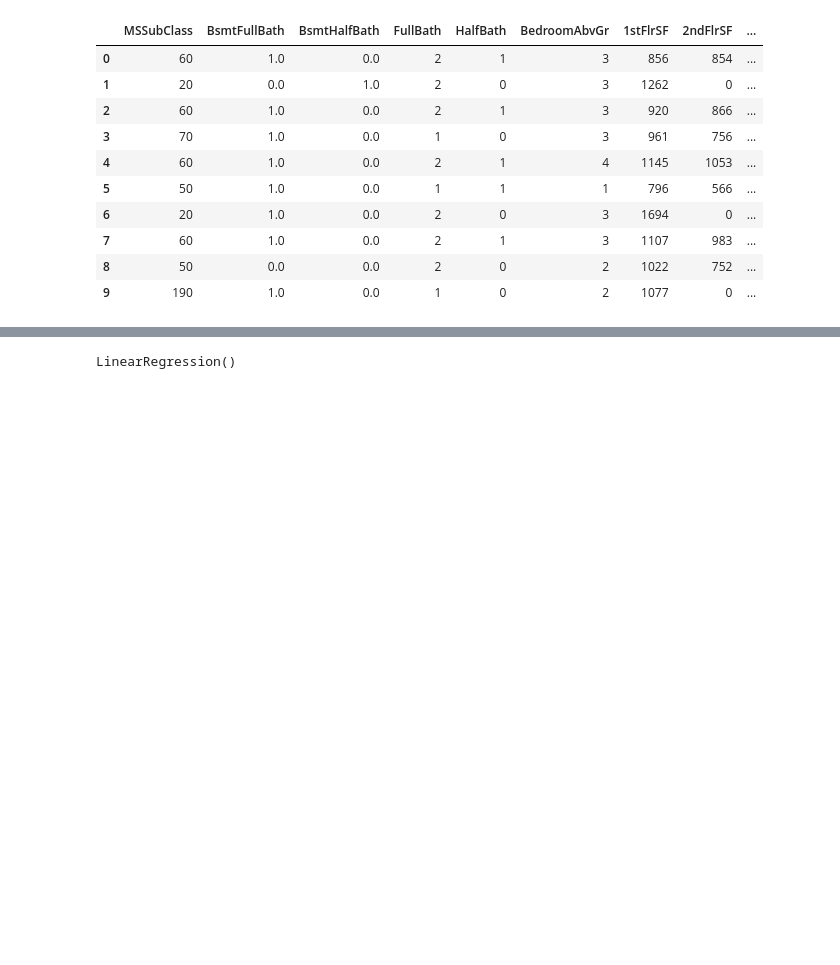
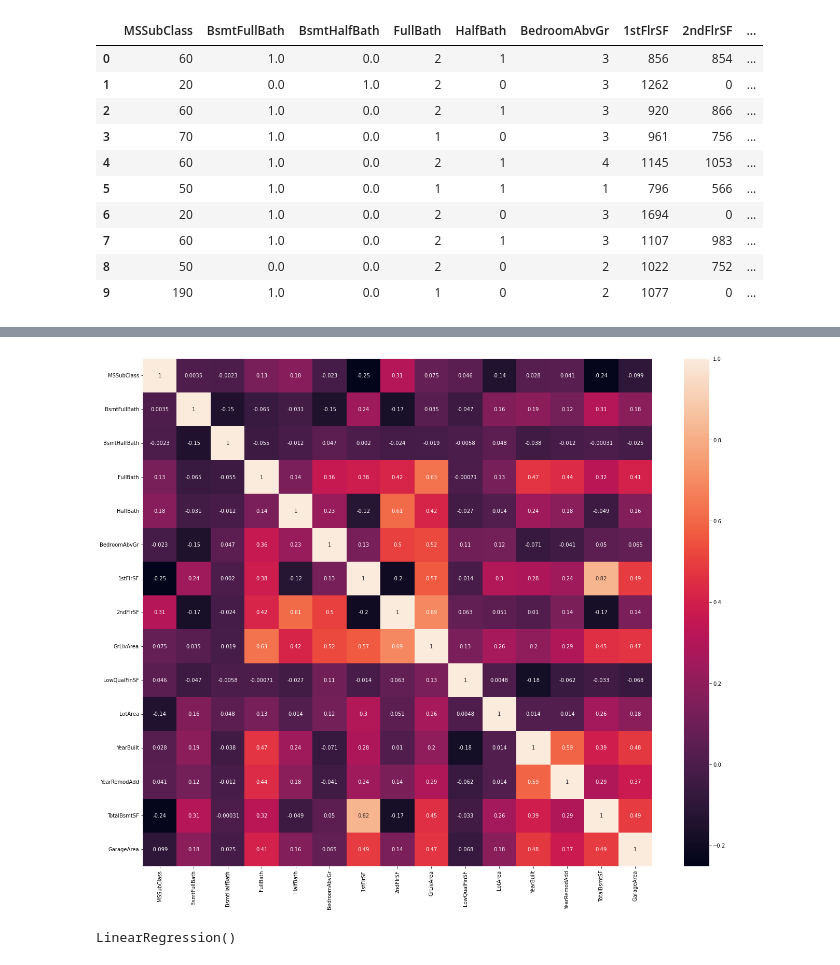
Before and after one commit to CS521-Burstein/final-project-tianyusky, a Jupyter notebook: Analysis.ipynb, the cells around one changed output, grey strips where cells are left out. Saved outputs shown, nothing was run; the diff lists cells and outputs as text; code cells hidden in the pictures; blank space fills up the shorter version.

```diff
--- a/Analysis.ipynb
+++ b/Analysis.ipynb
@@ -208,6 +208,12 @@ X.corr()
 | YearRemodAdd | 0.040581 | 0.119470 | -0.012337 | 0.439046 | 0.183331 | -0.040581 | 0.240379 | 0.140024 | ... |
 | TotalBsmtSF | -0.238518 | 0.307351 | -0.000315 | 0.323722 | -0.048804 | 0.050450 | 0.819530 | -0.174512 | ... |
 | GarageArea | -0.098672 | 0.179189 | -0.024536 | 0.405656 | 0.163549 | 0.065253 | 0.489782 | 0.138347 | ... |
+# %%
+plt.figure(figsize=(22,18))
+ax = sns.heatmap(X.corr(), annot=True)
+plt.show()
+# %% [output]
+[figure, added]
 # %%
 X_train, X_test, y_train, y_test = train_test_split(X, y, test_size=0.3, random_state=521)
 # %%
```
Also changed, not shown: parts of 1 cell of this notebook.
